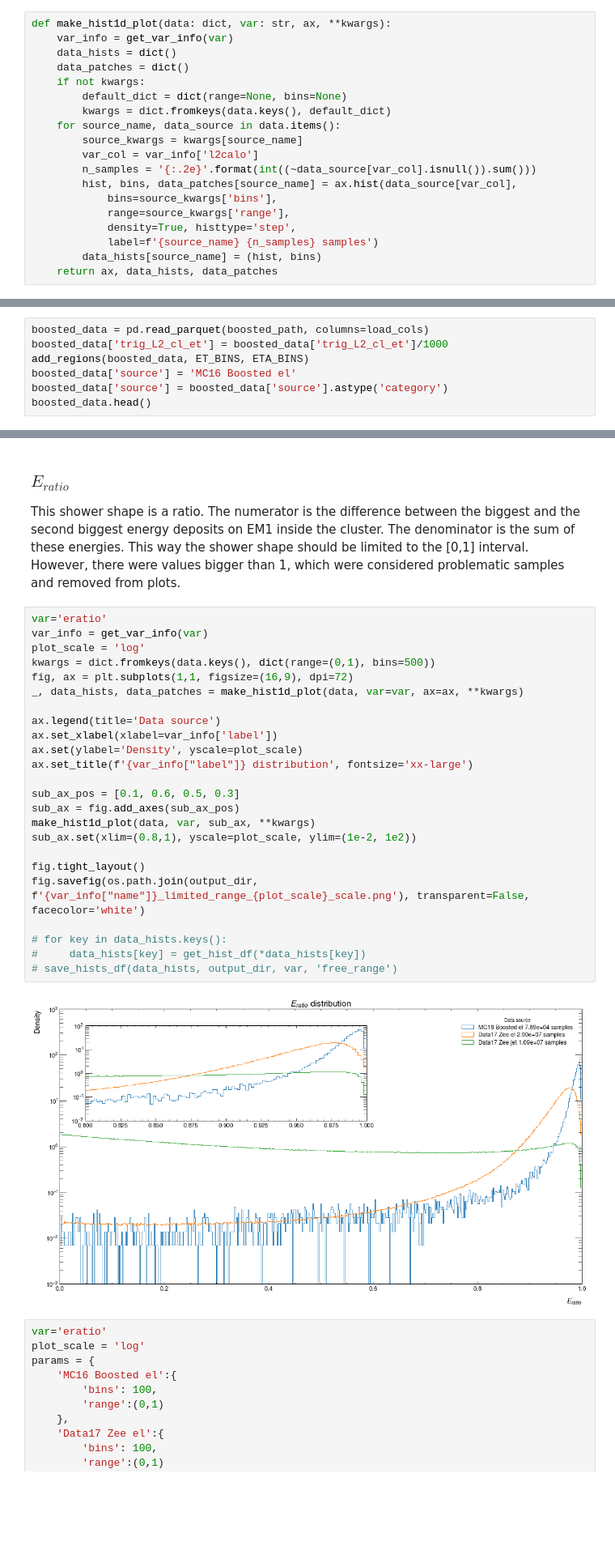
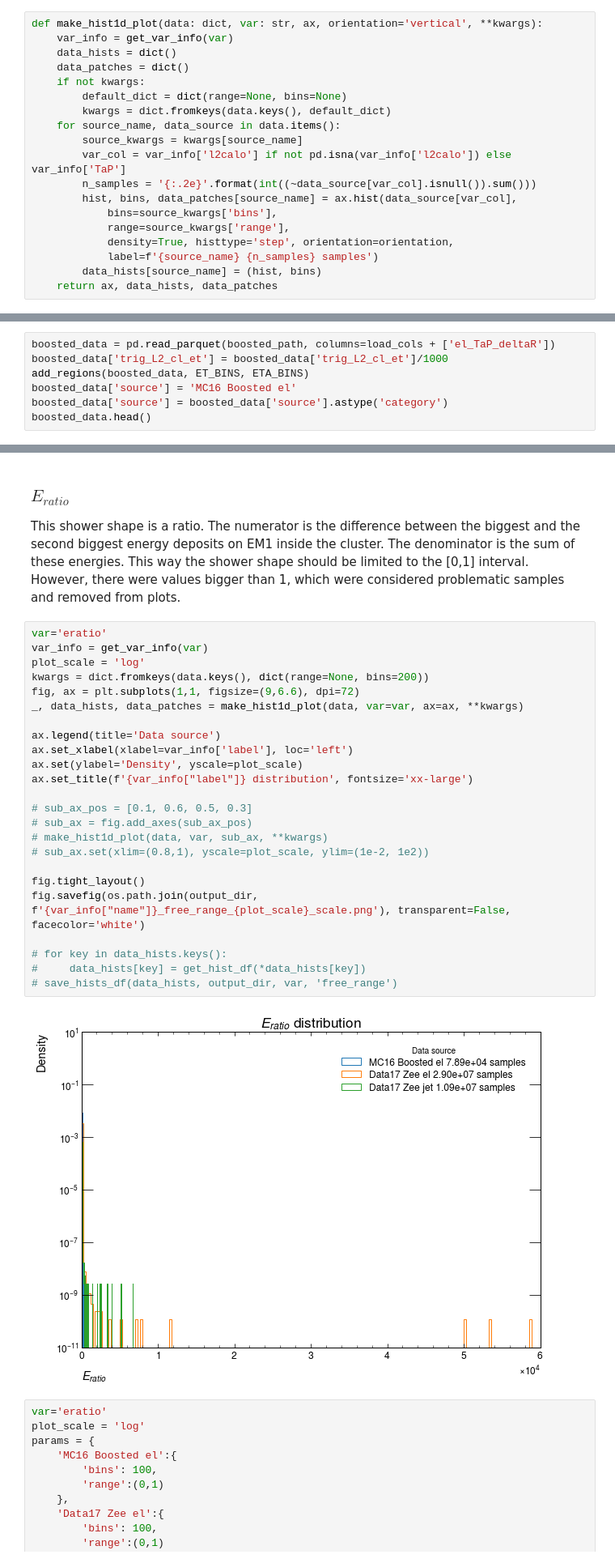
Before and after one commit to lucasbanunes/ringer, a Jupyter notebook: plots.ipynb, the cells around one changed output, grey strips where cells are left out. Shown at 81% size. Drawn from its saved outputs; the diff is of its cells as text; blank space fills up the shorter version.

Commit message:
Started joint plot development.

```diff
--- a/plots.ipynb
+++ b/plots.ipynb
@@ -40,7 +40,7 @@ def get_hist_df(hist, bins):
 def get_var_info(var: str):
     return VAR_INFOS.loc[VAR_INFOS['name']==var].iloc[0].to_dict()
 # %%
-def make_hist1d_plot(data: dict, var: str, ax, **kwargs):
+def make_hist1d_plot(data: dict, var: str, ax, orientation='vertical', **kwargs):
     var_info = get_var_info(var)
     data_hists = dict()
     data_patches = dict()
@@ -49,12 +49,12 @@ def make_hist1d_plot(data: dict, var: str, ax, **kwargs):
         kwargs = dict.fromkeys(data.keys(), default_dict)
     for source_name, data_source in data.items():
         source_kwargs = kwargs[source_name]
-        var_col = var_info['l2calo']
+        var_col = var_info['l2calo'] if not pd.isna(var_info['l2calo']) else var_info['TaP']
         n_samples = '{:.2e}'.format(int((~data_source[var_col].isnull()).sum()))
         hist, bins, data_patches[source_name] = ax.hist(data_source[var_col],
             bins=source_kwargs['bins'],
             range=source_kwargs['range'],
-            density=True, histtype='step',
+            density=True, histtype='step', orientation=orientation,
             label=f'{source_name} {n_samples} samples')
         data_hists[source_name] = (hist, bins)
     return ax, data_hists, data_patches
@@ -214,5 +213,5 @@ VAR_INFOS
 # %%
-boosted_data = pd.read_parquet(boosted_path, columns=load_cols)
+boosted_data = pd.read_parquet(boosted_path, columns=load_cols + ['el_TaP_deltaR'])
 boosted_data['trig_L2_cl_et'] = boosted_data['trig_L2_cl_et']/1000
 add_regions(boosted_data, ET_BINS, ETA_BINS)
 boosted_data['source'] = 'MC16 Boosted el'
@@ -288,29 +300,29 @@ This shower shape is a ratio. The numerator is the difference between the bigges
 # %%
 var='eratio'
 var_info = get_var_info(var)
 plot_scale = 'log'
-kwargs = dict.fromkeys(data.keys(), dict(range=(0,1), bins=500))
-fig, ax = plt.subplots(1,1, figsize=(16,9), dpi=72)
+kwargs = dict.fromkeys(data.keys(), dict(range=None, bins=200))
+fig, ax = plt.subplots(1,1, figsize=(9,6.6), dpi=72)
 _, data_hists, data_patches = make_hist1d_plot(data, var=var, ax=ax, **kwargs)
 
 ax.legend(title='Data source')
-ax.set_xlabel(xlabel=var_info['label'])
+ax.set_xlabel(xlabel=var_info['label'], loc='left')
 ax.set(ylabel='Density', yscale=plot_scale)
 ax.set_title(f'{var_info["label"]} distribution', fontsize='xx-large')
 
-sub_ax_pos = [0.1, 0.6, 0.5, 0.3]
-sub_ax = fig.add_axes(sub_ax_pos)
-make_hist1d_plot(data, var, sub_ax, **kwargs)
-sub_ax.set(xlim=(0.8,1), yscale=plot_scale, ylim=(1e-2, 1e2))
+# sub_ax_pos = [0.1, 0.6, 0.5, 0.3]
+# sub_ax = fig.add_axes(sub_ax_pos)
+# make_hist1d_plot(data, var, sub_ax, **kwargs)
+# sub_ax.set(xlim=(0.8,1), yscale=plot_scale, ylim=(1e-2, 1e2))
 
 fig.tight_layout()
-fig.savefig(os.path.join(output_dir, f'{var_info["name"]}_limited_range_{plot_scale}_scale.png'), transparent=False, facecolor='white')
+fig.savefig(os.path.join(output_dir, f'{var_info["name"]}_free_range_{plot_scale}_scale.png'), transparent=False, facecolor='white')
 
 # for key in data_hists.keys():
 #     data_hists[key] = get_hist_df(*data_hists[key])
 # save_hists_df(data_hists, output_dir, var, 'free_range')
 # %% [output]
-[figure, old version]
+[figure, new version]
 # %%
 var='eratio'
 plot_scale = 'log'
```
Also changed, not shown: parts of 17 cells of this notebook.
